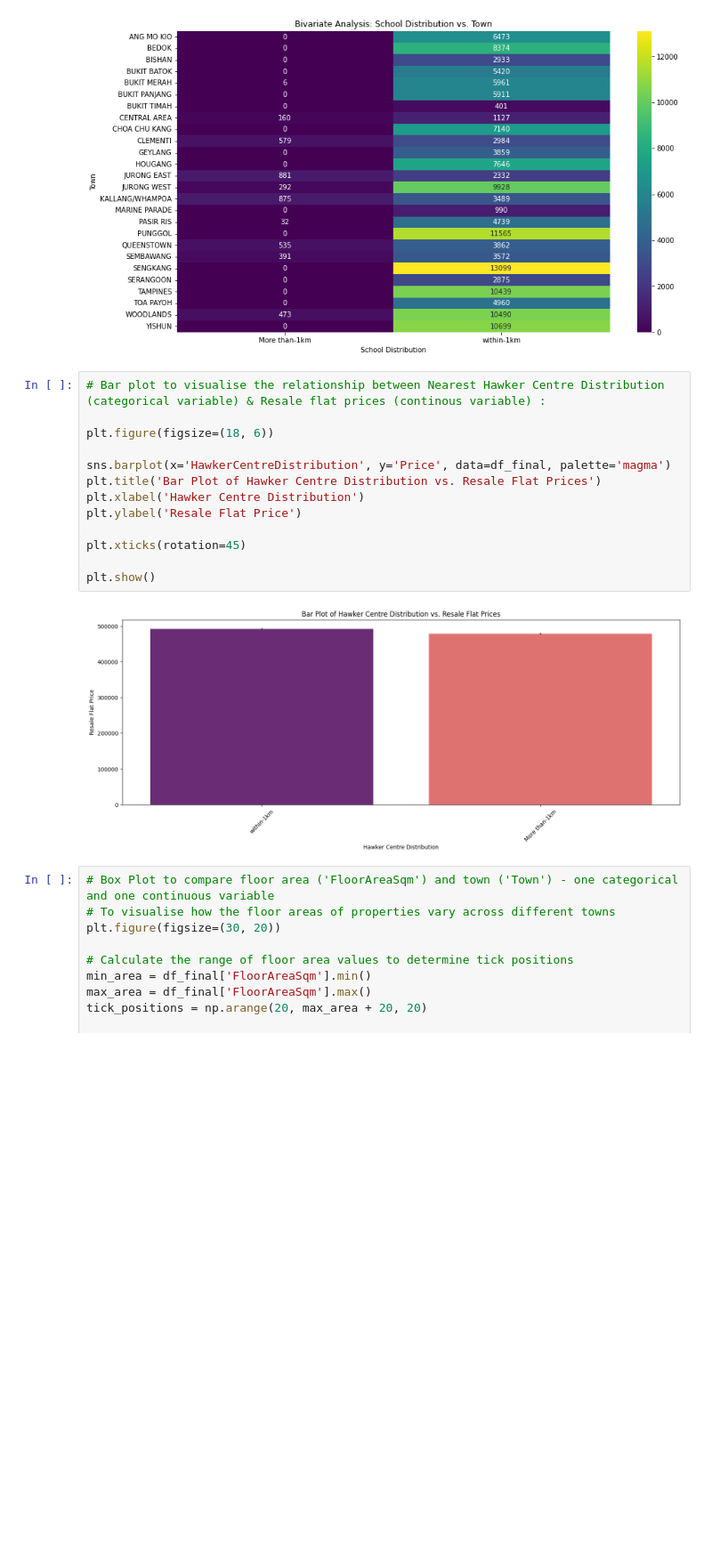
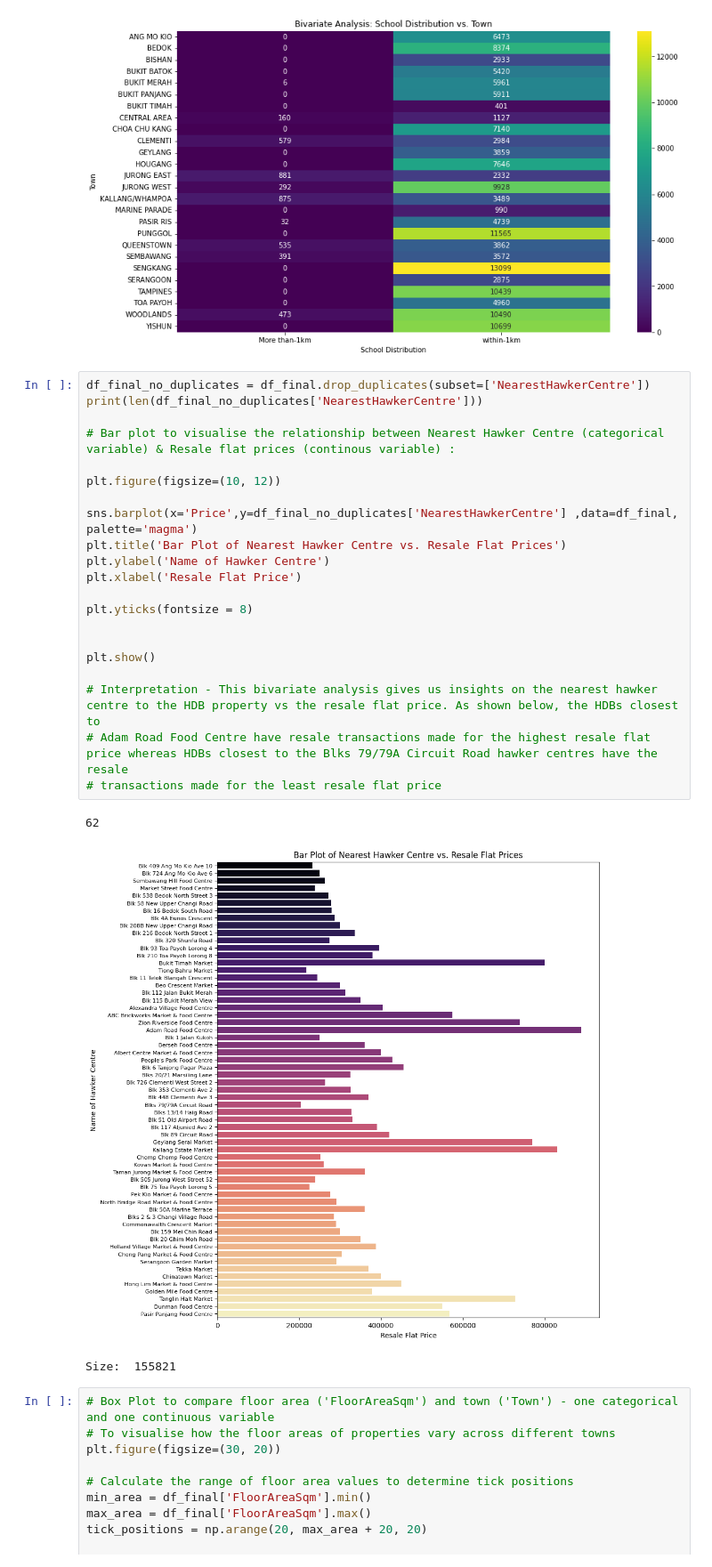
Before and after one commit to DheepthaRajesh/dheeptha_rajesh, a Jupyter notebook: Final-Predict-Public-Housing-Prices.ipynb, the cells around one changed output. Shown at 89% size. Cells and saved outputs as stored; diff of their text form; blank space fills up the shorter version.

Commit message:
Modified uni and bivariate analysis

```diff
--- a/Final-Predict-Public-Housing-Prices.ipynb
+++ b/Final-Predict-Public-Housing-Prices.ipynb
@@ -409,20 +409,30 @@ plt.show()
 # %% [output]
 [figure]
 # %%
-# Bar plot to visualise the relationship between Nearest Hawker Centre Distribution (categorical variable) & Resale flat prices (continous variable) :
+df_final_no_duplicates = df_final.drop_duplicates(subset=['NearestHawkerCentre'])
+print(len(df_final_no_duplicates['NearestHawkerCentre']))
 
-plt.figure(figsize=(18, 6))
+# Bar plot to visualise the relationship between Nearest Hawker Centre (categorical variable) & Resale flat prices (continous variable) :
 
-sns.barplot(x='HawkerCentreDistribution', y='Price', data=df_final, palette='magma')
-plt.title('Bar Plot of Hawker Centre Distribution vs. Resale Flat Prices')
-plt.xlabel('Hawker Centre Distribution')
-plt.ylabel('Resale Flat Price')
+plt.figure(figsize=(10, 12))
 
-plt.xticks(rotation=45)
+sns.barplot(x='Price',y=df_final_no_duplicates['NearestHawkerCentre'] ,data=df_final, palette='magma')
+plt.title('Bar Plot of Nearest Hawker Centre vs. Resale Flat Prices')
+plt.ylabel('Name of Hawker Centre')
+plt.xlabel('Resale Flat Price')
+
+plt.yticks(fontsize = 8)
+
 
 plt.show()
+
+# Interpretation - This bivariate analysis gives us insights on the nearest hawker centre to the HDB property vs the resale flat price. As shown below, the HDBs closest to
+# Adam Road Food Centre have resale transactions made for the highest resale flat price whereas HDBs closest to the Blks 79/79A Circuit Road hawker centres have the resale
+# transactions made for the least resale flat price
 # %% [output]
+62
-[figure, old version]
+[figure, new version]
+Size:  155821
 # %%
 # Box Plot to compare floor area ('FloorAreaSqm') and town ('Town') - one categorical and one continuous variable
 # To visualise how the floor areas of properties vary across different towns
```
Also changed, not shown: parts of 4 cells of this notebook.
